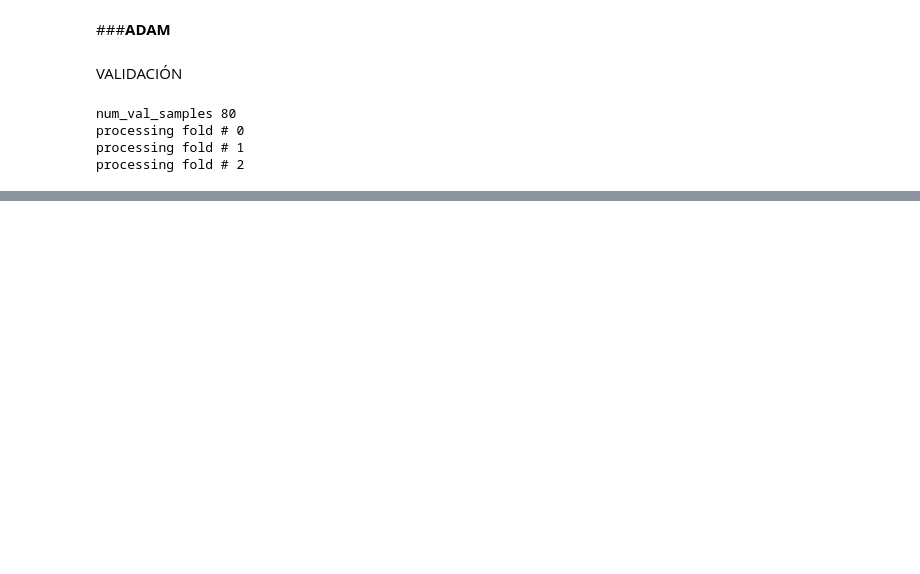
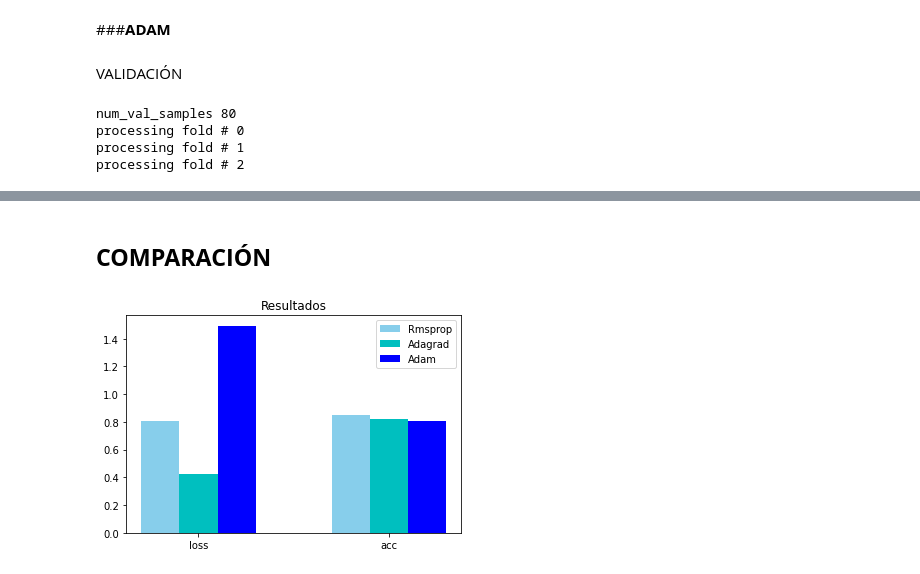
Before and after one commit to anamunoz01/PROYECTO-INTEGRADOR-III, a Jupyter notebook: ValidacionCruzada.ipynb, the cells around one changed output, grey strips where cells are left out. Saved outputs shown, nothing was run; the diff lists cells and outputs as text; code cells hidden in the pictures; blank space fills up the shorter version.

```diff
--- a/ValidacionCruzada.ipynb
+++ b/ValidacionCruzada.ipynb
@@ -356,0 +357,4 @@ test_lossRP, test_accRP = modelo1.evaluate(test_data, test_labels)
+# %%
+resultsRP = [test_lossRP, test_accRP]
+
+resultsRP
@@ -505,0 +512,4 @@ test_lossADA, test_accADA = model.evaluate(test_data, test_labels)
+# %%
+resultsADA = [test_lossADA, test_accADA]
+
+resultsADA
@@ -619,0 +632,4 @@ test_lossADAM, test_accADAM = model.evaluate(test_data, test_labels)
+# %%
+resultsADAM = [test_lossADAM, test_accADAM]
+
+resultsADAM
@@ -669,0 +688,19 @@ plot_confusion_matrix(confusion_mtxADAM, classes = range(2))
+# %% [markdown]
+## **COMPARACIÓN**
+# %%
+numero = len(resultsRP)
+indice_barras = np.arange(numero)
+#indice_barras
+# %%
+x = ['loss', 'acc']
+res = [resultsRP, resultsADA, resultsADAM]
+plt.bar(indice_barras, resultsRP, width = 0.2, label = 'Rmsprop', color = 'skyblue')
+plt.bar(indice_barras + 0.2, resultsADA, width = 0.2, label = 'Adagrad', color = 'c')
+plt.bar(indice_barras + 0.4, resultsADAM, width = 0.2, label = 'Adam', color = 'b')
+
+plt.xticks(indice_barras + 0.2, ('loss', 'acc'))
+plt.legend(loc='best')
+plt.title('Resultados')
+plt.show()
+# %% [output]
+[figure, added]
```
Also changed, not shown: parts of 17 cells of this notebook.
